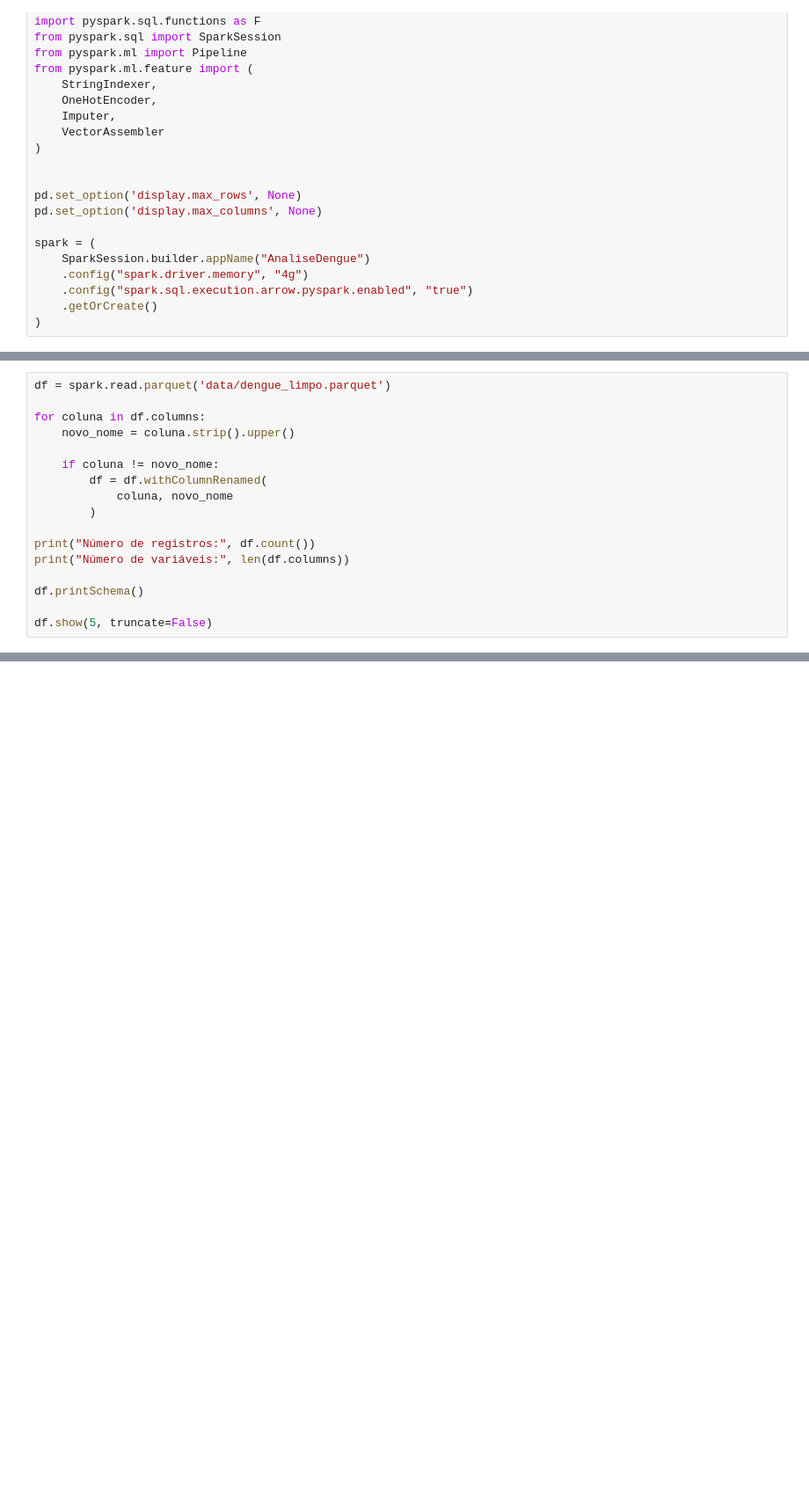
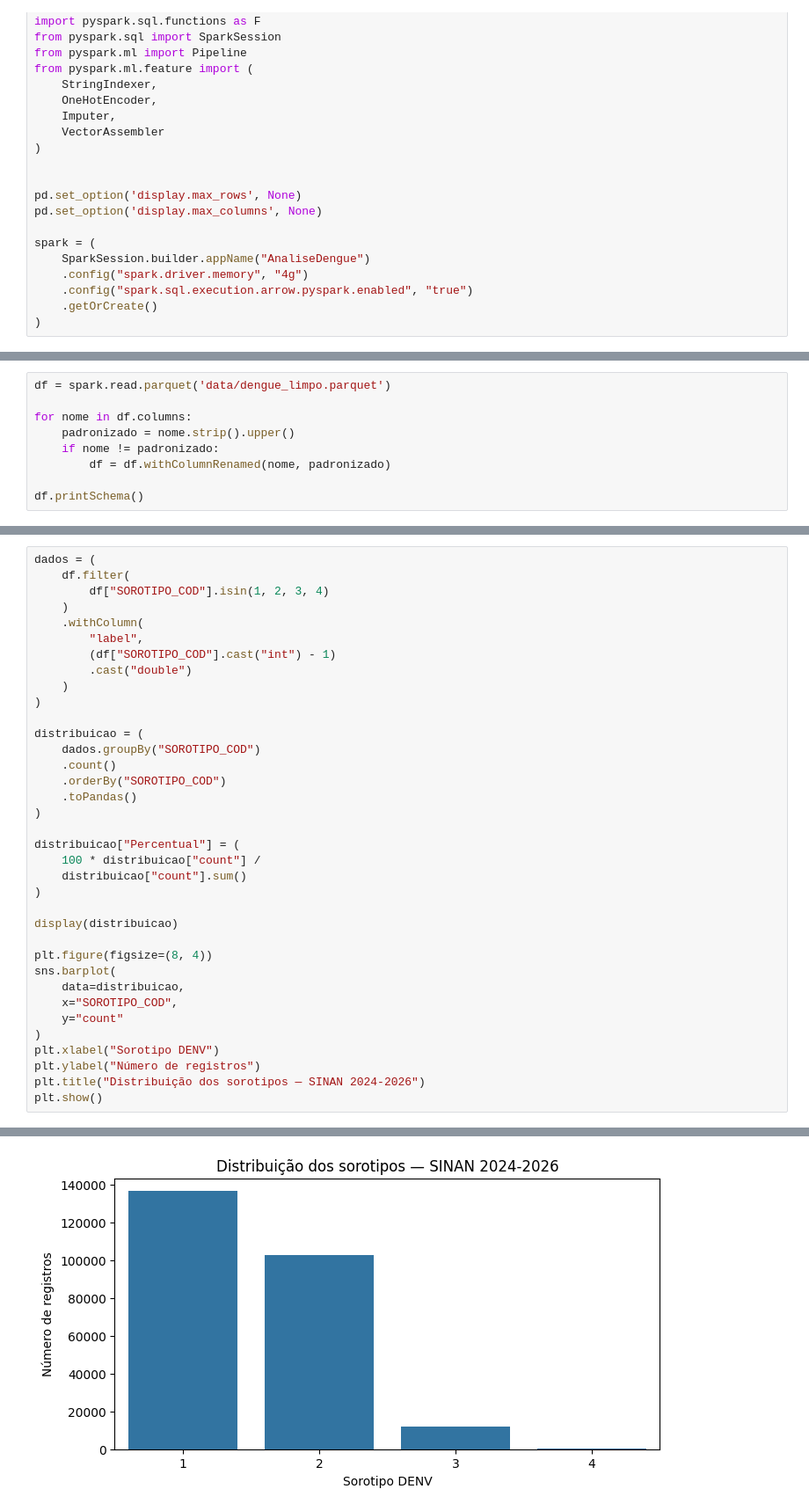
Before and after one commit to LeandroRodriguesCarneiro/pos_graduacao_analise_preparacao_dados, a Jupyter notebook: main.ipynb, the cells around one changed output, grey strips where cells are left out. Shown at 88% size. Drawn from its saved outputs; the diff is of its cells as text; blank space fills up the shorter version.

```diff
--- a/main.ipynb
+++ b/main.ipynb
@@ -146,18 +165,10 @@ df.to_parquet(caminho_limpo, index=False)
 # %%
 df = spark.read.parquet('data/dengue_limpo.parquet')
 
-for coluna in df.columns:
-    novo_nome = coluna.strip().upper()
-
-    if coluna != novo_nome:
-        df = df.withColumnRenamed(
-            coluna, novo_nome
-        )
-
-print("Número de registros:", df.count())
-print("Número de variáveis:", len(df.columns))
+for nome in df.columns:
+    padronizado = nome.strip().upper()
+    if nome != padronizado:
+        df = df.withColumnRenamed(nome, padronizado)
 
 df.printSchema()
-
-df.show(5, truncate=False)
 # %% [output]
@@ -253,0 +310,37 @@ df_modelo.groupBy("gravidade").count().show()
+# %%
+dados = (
+    df.filter(
+        df["SOROTIPO_COD"].isin(1, 2, 3, 4)
+    )
+    .withColumn(
+        "label",
+        (df["SOROTIPO_COD"].cast("int") - 1)
+        .cast("double")
+    )
+)
+
+distribuicao = (
+    dados.groupBy("SOROTIPO_COD")
+    .count()
+    .orderBy("SOROTIPO_COD")
+    .toPandas()
+)
+
+distribuicao["Percentual"] = (
+    100 * distribuicao["count"] /
+    distribuicao["count"].sum()
+)
+
+display(distribuicao)
+
+plt.figure(figsize=(8, 4))
+sns.barplot(
+    data=distribuicao,
+    x="SOROTIPO_COD",
+    y="count"
+)
+plt.xlabel("Sorotipo DENV")
+plt.ylabel("Número de registros")
+plt.title("Distribuição dos sorotipos — SINAN 2024-2026")
+plt.show()
+# %% [output]
@@ -253,0 +352 @@ df_modelo.groupBy("gravidade").count().show()
+[figure, added]
```
Also changed, not shown: parts of 33 cells of this notebook.
